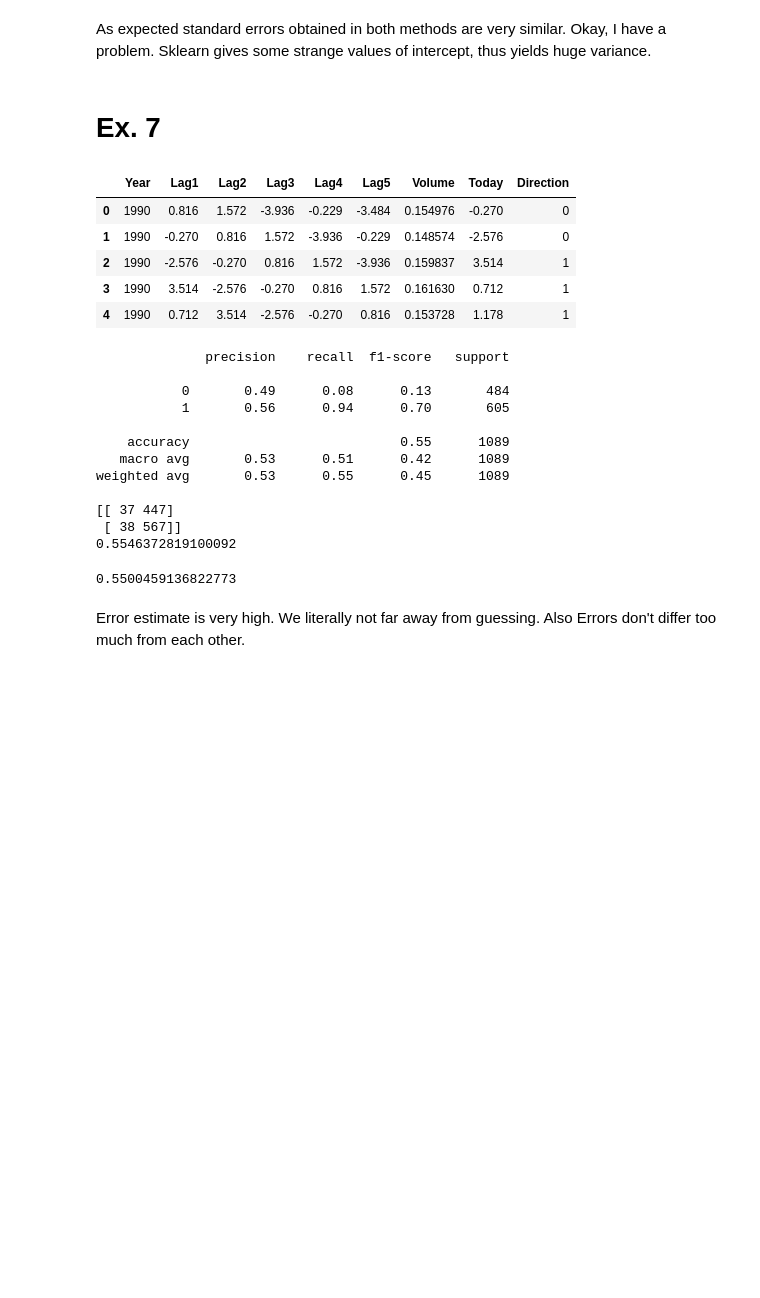
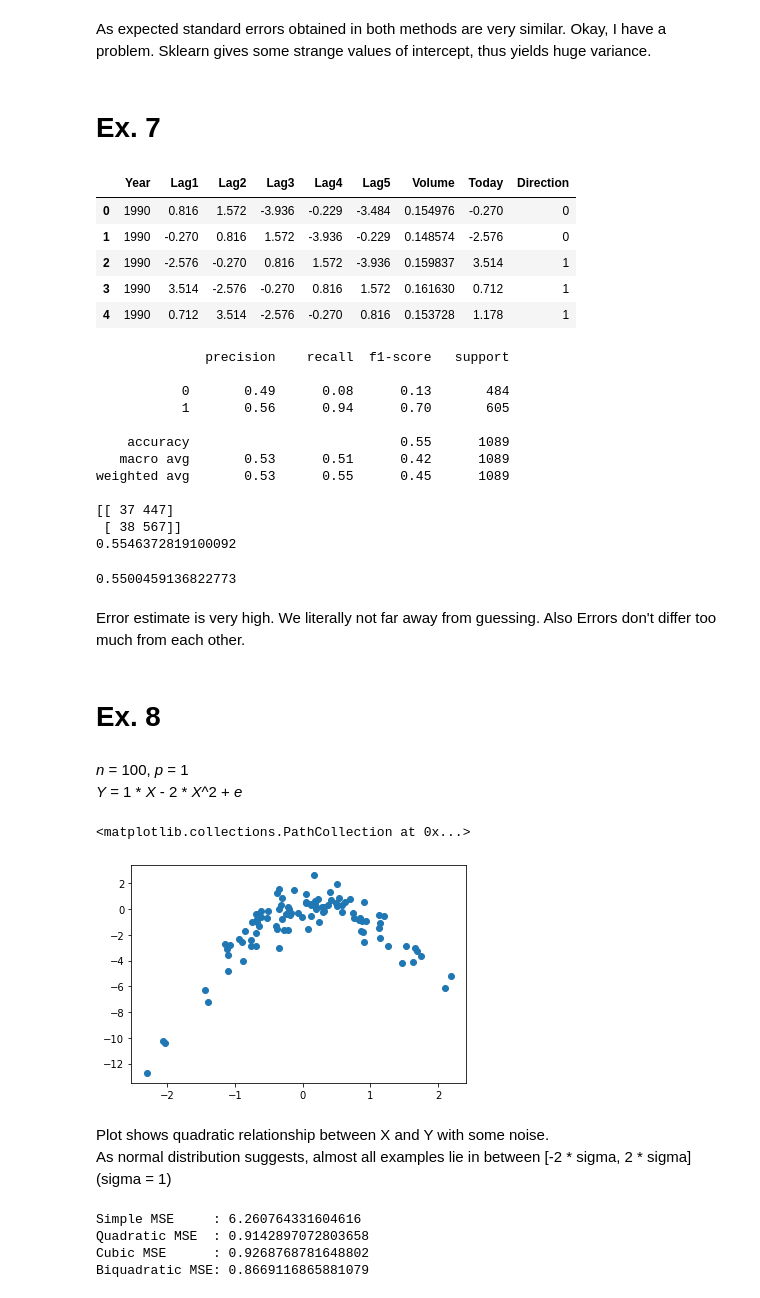
Before and after one commit to vivialprt/ISLR, a Jupyter notebook: Chapter5/Solution.ipynb, the cells around one changed output. Cells and saved outputs as stored; diff of their text form; code cells hidden in the pictures; blank space fills up the shorter version.

```diff
--- a/Chapter5/Solution.ipynb
+++ b/Chapter5/Solution.ipynb
@@ -221,3 +221,5 @@ np.mean(I)
 0.5500459136822773
 # %% [markdown]
 Error estimate is very high. We literally not far away from guessing. Also Errors don't differ too much from each other.
+# %% [markdown]
+# Ex. 8
@@ -223,0 +228,15 @@ Error estimate is very high. We literally not far away from guessing. Also Error
+# %%
+np.random.seed(1)
+x = np.random.normal(size=100)
+y = x - 2 * x ** 2 + np.random.normal(size=100)
+# %% [markdown]
+_n_ = 100, _p_ = 1
+_Y_ = 1 * _X_ - 2 * _X_^2 + _e_
+# %%
+plt.scatter(x, y)
+# %% [output]
+<matplotlib.collections.PathCollection at 0x...>
+[figure, added]
+# %% [markdown]
+Plot shows quadratic relationship between X and Y with some noise.
+As normal distribution suggests, almost all examples lie in between [-2 * sigma, 2 * sigma] (sigma = 1)
@@ -223,0 +250,41 @@ Error estimate is very high. We literally not far away from guessing. Also Error
+# %%
+mse_array_1 = []
+for i in range(len(data)):
+    data_one_out = data.drop([i])
+    model = LinearRegression().fit(data_one_out['x'].values.reshape(-1, 1), data_one_out['y'])
+    pred_y = model.predict(data.iloc[i]['x'].reshape(1, -1))[0]
+    mse_array_1.append((data.iloc[i]['y'] - pred_y) ** 2)
+
+# quadratic
+mse_array_2 = []
+for i in range(len(data)):
+    data_one_out = data.drop([i])
+    model = LinearRegression().fit(data_one_out[['x', 'x^2']], data_one_out['y'])
+    pred_y = model.predict(data.iloc[i][['x', 'x^2']].values.reshape(1, -1))[0]
+    mse_array_2.append((data.iloc[i]['y'] - pred_y) ** 2)
+
+# cubic
+mse_array_3 = []
+for i in range(len(data)):
+    data_one_out = data.drop([i])
+    model = LinearRegression().fit(data_one_out[['x', 'x^2', 'x^3']], data_one_out['y'])
+    pred_y = model.predict(data.iloc[i][['x', 'x^2', 'x^3']].values.reshape(1, -1))[0]
+    mse_array_3.append((data.iloc[i]['y'] - pred_y) ** 2)
+
+#biquadratic
+mse_array_4 = []
+for i in range(len(data)):
+    data_one_out = data.drop([i])
+    model = LinearRegression().fit(data_one_out[['x', 'x^2', 'x^3', 'x^4']], data_one_out['y'])
+    pred_y = model.predict(data.iloc[i][['x', 'x^2', 'x^3', 'x^4']].values.reshape(1, -1))[0]
+    mse_array_4.append((data.iloc[i]['y'] - pred_y) ** 2)
+
+print(f'Simple MSE     : {np.mean(mse_array_1)}')
+print(f'Quadratic MSE  : {np.mean(mse_array_2)}')
+print(f'Cubic MSE      : {np.mean(mse_array_3)}')
+print(f'Biquadratic MSE: {np.mean(mse_array_4)}')
+# %% [output]
+Simple MSE     : 6.260764331604616
+Quadratic MSE  : 0.9142897072803658
+Cubic MSE      : 0.9268768781648802
+Biquadratic MSE: 0.8669116865881079
```
Also changed, not shown: parts of 23 cells of this notebook.
